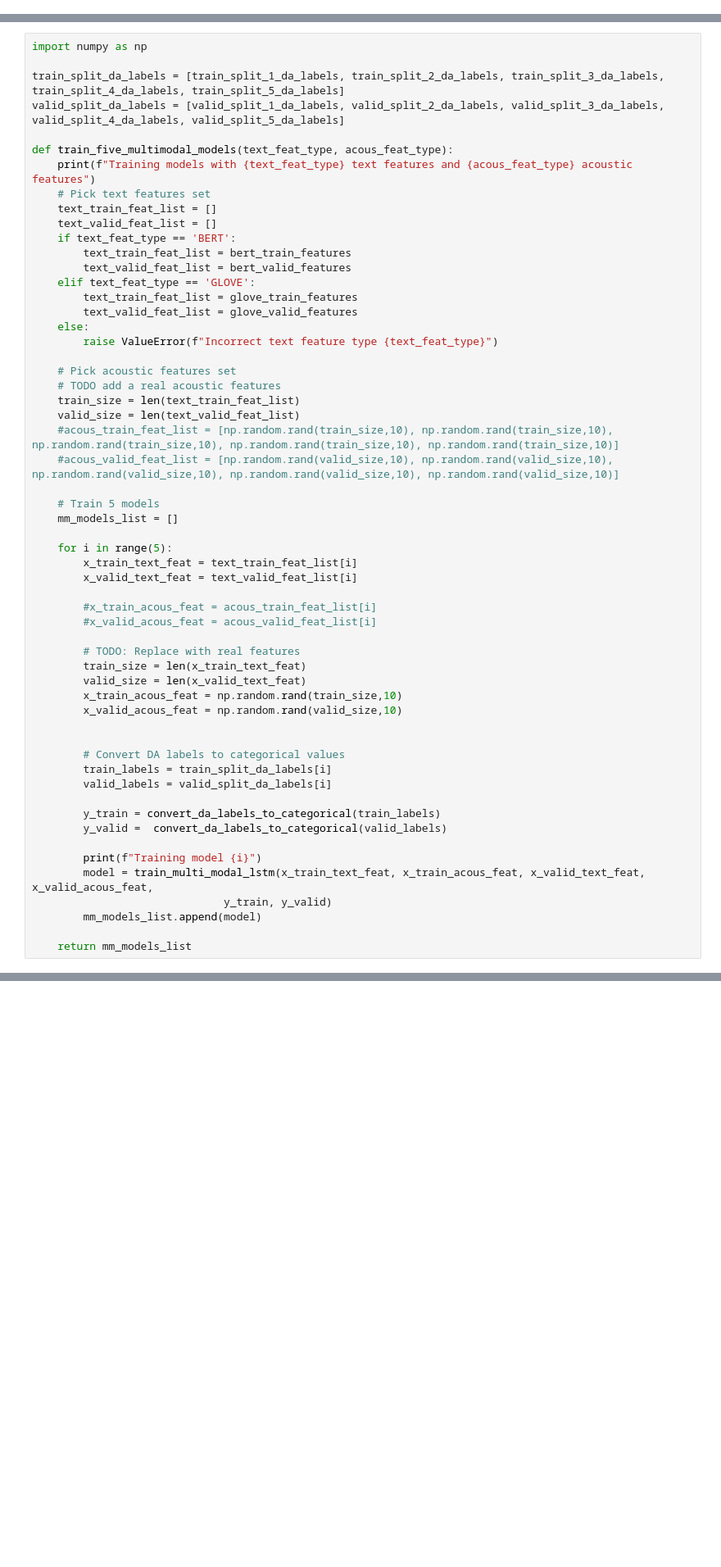
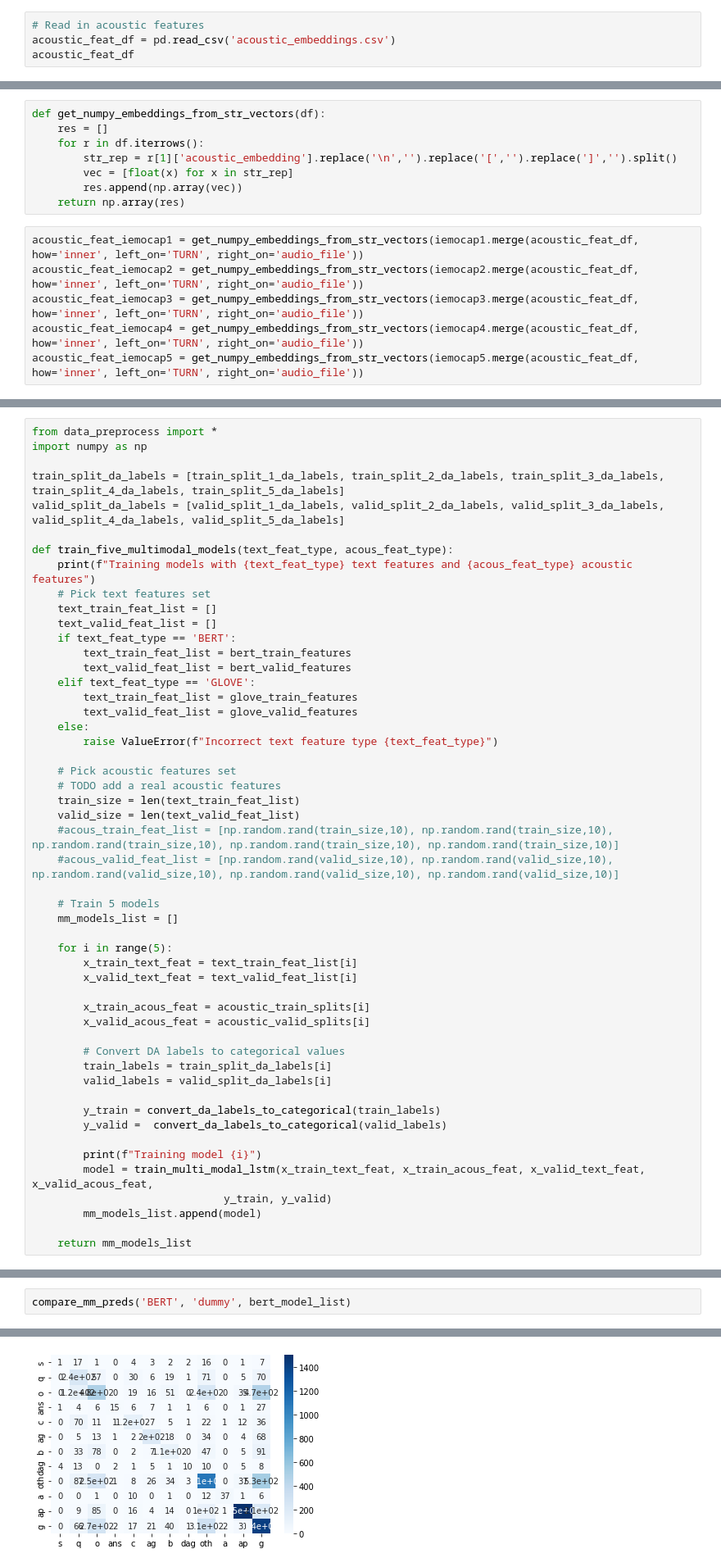
Before and after one commit to maggieperk/M3TClassifier, a Jupyter notebook: MultiModalModels.ipynb, the cells around one changed output, grey strips where cells are left out. Shown at 82% size. Saved outputs shown, nothing was run; the diff lists cells and outputs as text; blank space fills up the shorter version.

Commit message:
Add multi modal models for BERT + acoustic features

```diff
--- a/MultiModalModels.ipynb
+++ b/MultiModalModels.ipynb
@@ -153,3 +153,7 @@ unimodal_bert_test_split_4 = iemocap3_bert_features
 unimodal_bert_train_split_5 = np.concatenate([iemocap5_bert_features, iemocap1_bert_features, iemocap2_bert_features], axis=0)
 unimodal_bert_valid_split_5 = iemocap3_bert_features
 unimodal_bert_test_split_5 = iemocap4_bert_features
+# %%
+# Read in acoustic features
+acoustic_feat_df = pd.read_csv('acoustic_embeddings.csv')
+acoustic_feat_df
@@ -155,0 +174,14 @@ unimodal_bert_test_split_5 = iemocap4_bert_features
+# %%
+def get_numpy_embeddings_from_str_vectors(df):
+    res = []
+    for r in df.iterrows():
+        str_rep = r[1]['acoustic_embedding'].replace('\n','').replace('[','').replace(']','').split()
+        vec = [float(x) for x in str_rep]
+        res.append(np.array(vec))
+    return np.array(res)
+# %%
+acoustic_feat_iemocap1 = get_numpy_embeddings_from_str_vectors(iemocap1.merge(acoustic_feat_df, how='inner', left_on='TURN', right_on='audio_file'))
+acoustic_feat_iemocap2 = get_numpy_embeddings_from_str_vectors(iemocap2.merge(acoustic_feat_df, how='inner', left_on='TURN', right_on='audio_file'))
+acoustic_feat_iemocap3 = get_numpy_embeddings_from_str_vectors(iemocap3.merge(acoustic_feat_df, how='inner', left_on='TURN', right_on='audio_file'))
+acoustic_feat_iemocap4 = get_numpy_embeddings_from_str_vectors(iemocap4.merge(acoustic_feat_df, how='inner', left_on='TURN', right_on='audio_file'))
+acoustic_feat_iemocap5 = get_numpy_embeddings_from_str_vectors(iemocap5.merge(acoustic_feat_df, how='inner', left_on='TURN', right_on='audio_file'))
@@ -238,4 +326,5 @@ Epoch 29/100
 # %%
+from data_preprocess import *
 import numpy as np
 
 train_split_da_labels = [train_split_1_da_labels, train_split_2_da_labels, train_split_3_da_labels, train_split_4_da_labels, train_split_5_da_labels]
@@ -269,15 +358,8 @@ def train_five_multimodal_models(text_feat_type, acous_feat_type):
         x_train_text_feat = text_train_feat_list[i]
         x_valid_text_feat = text_valid_feat_list[i]
 
-        #x_train_acous_feat = acous_train_feat_list[i]
-        #x_valid_acous_feat = acous_valid_feat_list[i]
-
-        # TODO: Replace with real features
-        train_size = len(x_train_text_feat)
-        valid_size = len(x_valid_text_feat)
-        x_train_acous_feat = np.random.rand(train_size,10)
-        x_valid_acous_feat = np.random.rand(valid_size,10)
-
+        x_train_acous_feat = acoustic_train_splits[i]
+        x_valid_acous_feat = acoustic_valid_splits[i]
 
         # Convert DA labels to categorical values
         train_labels = train_split_da_labels[i]
@@ -322,0 +459,3 @@ def compare_mm_preds(text_feat_type, acous_feat_type, models):
+# %%
+compare_mm_preds('BERT', 'dummy', bert_model_list)
+# %% [output]
@@ -322,0 +472 @@ def compare_mm_preds(text_feat_type, acous_feat_type, models):
+[figure, added]
```
Also changed, not shown: parts of 9 cells of this notebook, 6 other files.
